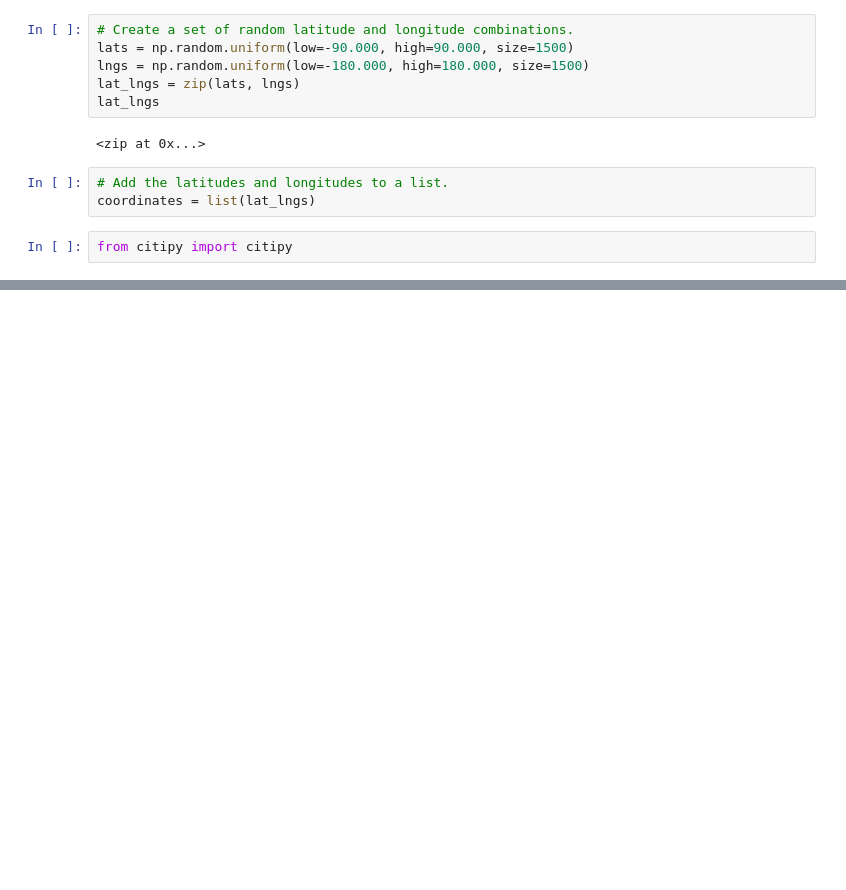
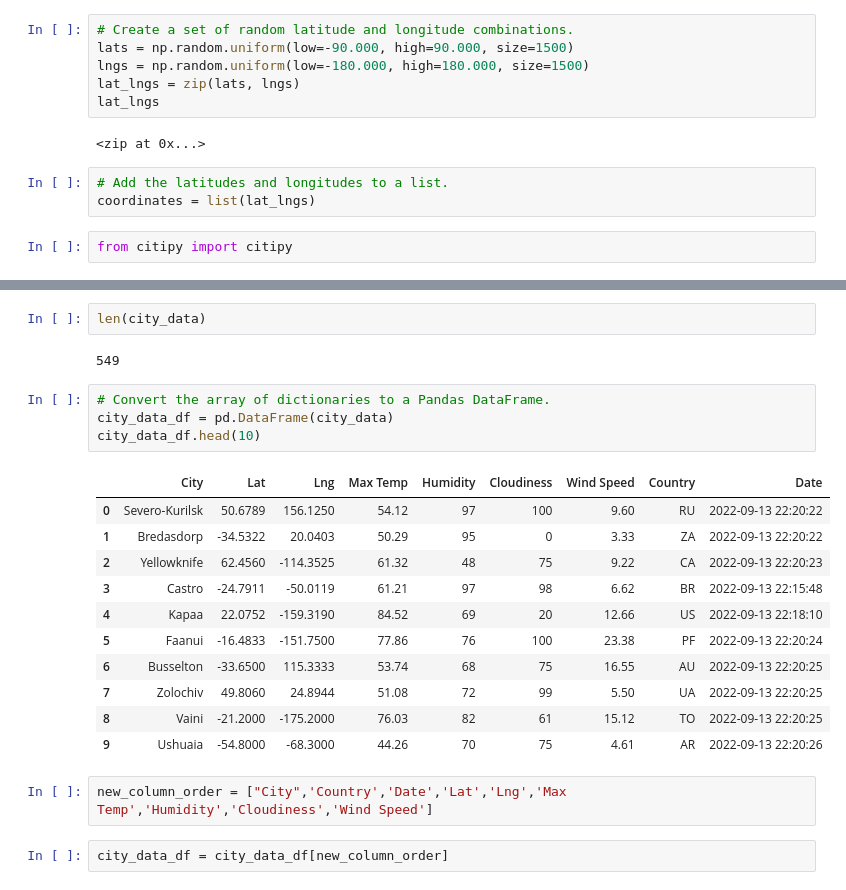
Before and after one commit to mdeleonardis1/World_Weather_Analysis, a Jupyter notebook: WeatherPy.ipynb, the cells around one changed output, grey strips where cells are left out. Cells and saved outputs as stored; diff of their text form; blank space fills up the shorter version.

```diff
--- a/WeatherPy.ipynb
+++ b/WeatherPy.ipynb
@@ -33,0 +133,24 @@ len(cities)
+# %%
+len(city_data)
+# %% [output]
+549
+# %%
+# Convert the array of dictionaries to a Pandas DataFrame.
+city_data_df = pd.DataFrame(city_data)
+city_data_df.head(10)
+# %% [output]
+|  | City | Lat | Lng | Max Temp | Humidity | Cloudiness | Wind Speed | Country | Date |
+| 0 | Severo-Kurilsk | 50.6789 | 156.1250 | 54.12 | 97 | 100 | 9.60 | RU | 2022-09-13 22:20:22 |
+| 1 | Bredasdorp | -34.5322 | 20.0403 | 50.29 | 95 | 0 | 3.33 | ZA | 2022-09-13 22:20:22 |
+| 2 | Yellowknife | 62.4560 | -114.3525 | 61.32 | 48 | 75 | 9.22 | CA | 2022-09-13 22:20:23 |
+| 3 | Castro | -24.7911 | -50.0119 | 61.21 | 97 | 98 | 6.62 | BR | 2022-09-13 22:15:48 |
+| 4 | Kapaa | 22.0752 | -159.3190 | 84.52 | 69 | 20 | 12.66 | US | 2022-09-13 22:18:10 |
+| 5 | Faanui | -16.4833 | -151.7500 | 77.86 | 76 | 100 | 23.38 | PF | 2022-09-13 22:20:24 |
+| 6 | Busselton | -33.6500 | 115.3333 | 53.74 | 68 | 75 | 16.55 | AU | 2022-09-13 22:20:25 |
+| 7 | Zolochiv | 49.8060 | 24.8944 | 51.08 | 72 | 99 | 5.50 | UA | 2022-09-13 22:20:25 |
+| 8 | Vaini | -21.2000 | -175.2000 | 76.03 | 82 | 61 | 15.12 | TO | 2022-09-13 22:20:25 |
+| 9 | Ushuaia | -54.8000 | -68.3000 | 44.26 | 70 | 75 | 4.61 | AR | 2022-09-13 22:20:26 |
+# %%
+new_column_order = ["City",'Country','Date','Lat','Lng','Max Temp','Humidity','Cloudiness','Wind Speed']
+# %%
+city_data_df = city_data_df[new_column_order]
```
Also changed, not shown: parts of 7 cells of this notebook, 3 other files.
